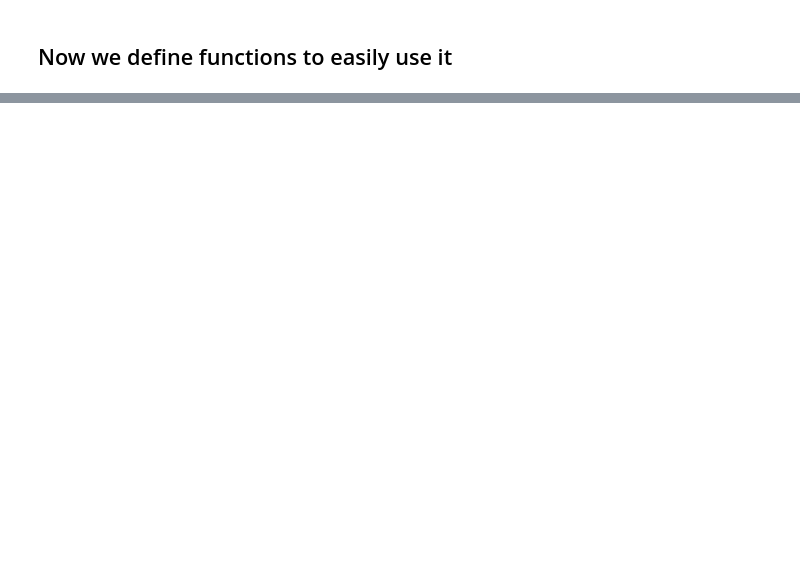
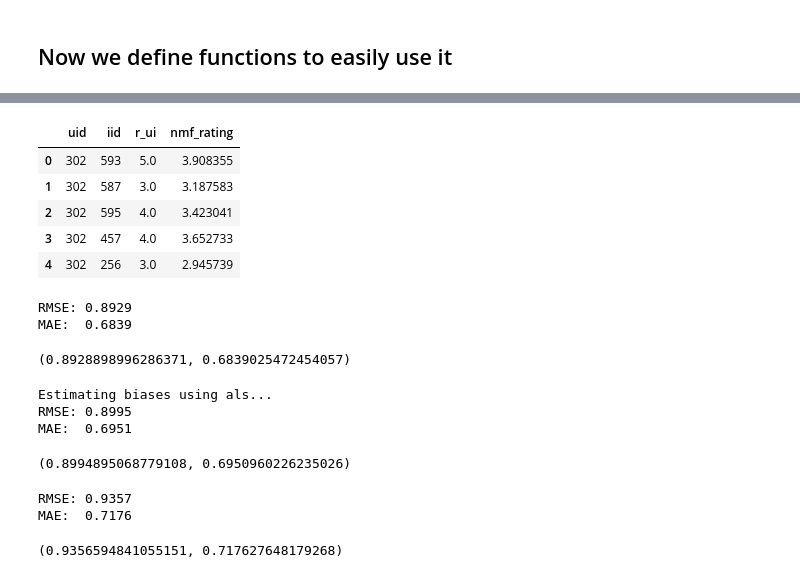
Before and after one commit to elodiezay02/movie-recommendation-system, a Jupyter notebook: src/notebooks/collaborative-filtering.ipynb, the cells around one changed output, grey strips where cells are left out. Cells and saved outputs as stored; diff of their text form; code cells hidden in the pictures; blank space fills up the shorter version.

```diff
--- a/src/notebooks/collaborative-filtering.ipynb
+++ b/src/notebooks/collaborative-filtering.ipynb
@@ -267,0 +242,25 @@ top_n[14]
+# %%
+class CollaborativeFiltering:
+    def __init__(self, algorithm=None):
+        self.trainset = None
+        self.testset = None
+        self.algorithm = algorithm
+        self.predictions = None
+
+    def load_data(self, trainset, testset):
+        reader = Reader()
+
+        train = Dataset.load_from_df(trainset[['userId', 'movieId', 'rating']], reader)
+        test = Dataset.load_from_df(testset[['userId', 'movieId', 'rating']], reader)
+
+        self.trainset = train.build_full_trainset()
+        full_testset = test.build_full_trainset()
+        self.testset = full_testset.build_testset()
+
+    def fit_predict(self):
+
+        self.algorithm.fit(self.trainset)
+        predictions_test = self.algorithm.test(self.testset)
+        self.predictions = predictions_test
+
+        return accuracy.rmse(predictions_test), accuracy.mae(predictions_test)
@@ -267,0 +283,37 @@ top_n[14]
+# %%
+df = pd.DataFrame(nmf.predictions).drop(columns='details')
+
+df.columns = ['uid', 'iid', 'r_ui', 'nmf_rating']
+df.head()
+# %% [output]
+|  | uid | iid | r_ui | nmf_rating |
+| 0 | 302 | 593 | 5.0 | 3.908355 |
+| 1 | 302 | 587 | 3.0 | 3.187583 |
+| 2 | 302 | 595 | 4.0 | 3.423041 |
+| 3 | 302 | 457 | 4.0 | 3.652733 |
+| 4 | 302 | 256 | 3.0 | 2.945739 |
+# %%
+svd = CollaborativeFiltering(SVDpp())
+svd.load_data(trainset, testset)
+svd.fit_predict()
+# %% [output]
+RMSE: 0.8929
+MAE:  0.6839
+(0.8928898996286371, 0.6839025472454057)
+# %%
+base = CollaborativeFiltering(BaselineOnly())
+base.load_data(trainset, testset)
+base.fit_predict()
+# %% [output]
+Estimating biases using als...
+RMSE: 0.8995
+MAE:  0.6951
+(0.8994895068779108, 0.6950960226235026)
+# %%
+slope_one = CollaborativeFiltering(SlopeOne())
+slope_one.load_data(trainset, testset)
+slope_one.fit_predict()
+# %% [output]
+RMSE: 0.9357
+MAE:  0.7176
+(0.9356594841055151, 0.717627648179268)
```
Also changed, not shown: parts of 33 cells of this notebook, 1 other file.
